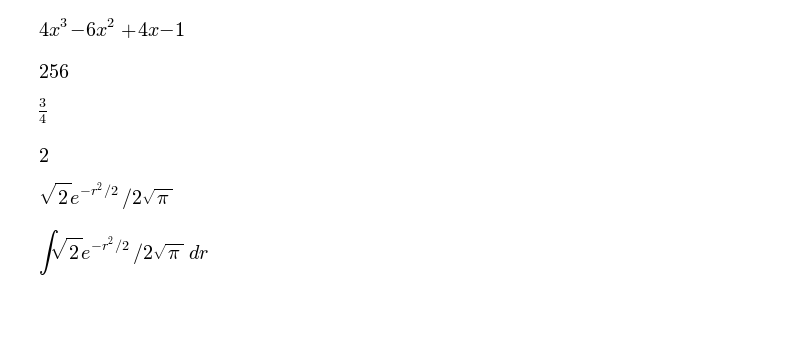
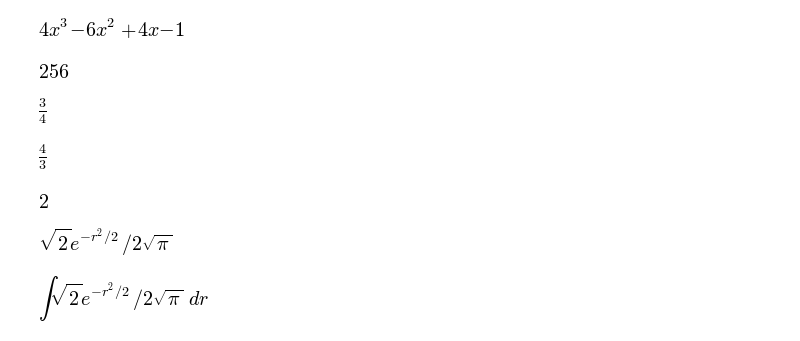
Before and after one commit to RawIron/data-hacks, a Jupyter notebook: symbolic_math.ipynb, the cells around one changed output. Drawn from its saved outputs; the diff is of its cells as text; code cells hidden in the pictures; blank space fills up the shorter version.

```diff
--- a/symbolic_math.ipynb
+++ b/symbolic_math.ipynb
@@ -42,6 +42,12 @@ a = Rational(2, Rational(2, Rational(3, 4)))
 a
 # %% [output]
 [figure]
+# %%
+# (2/2)/(3/4))
+a = Rational(Rational(2,2), Rational(3, 4))
+a
+# %% [output]
+[figure, added]
 # %%
 b = Rational(1, Rational(1, 2))
 b
```
Also changed, not shown: parts of 2 cells of this notebook.
